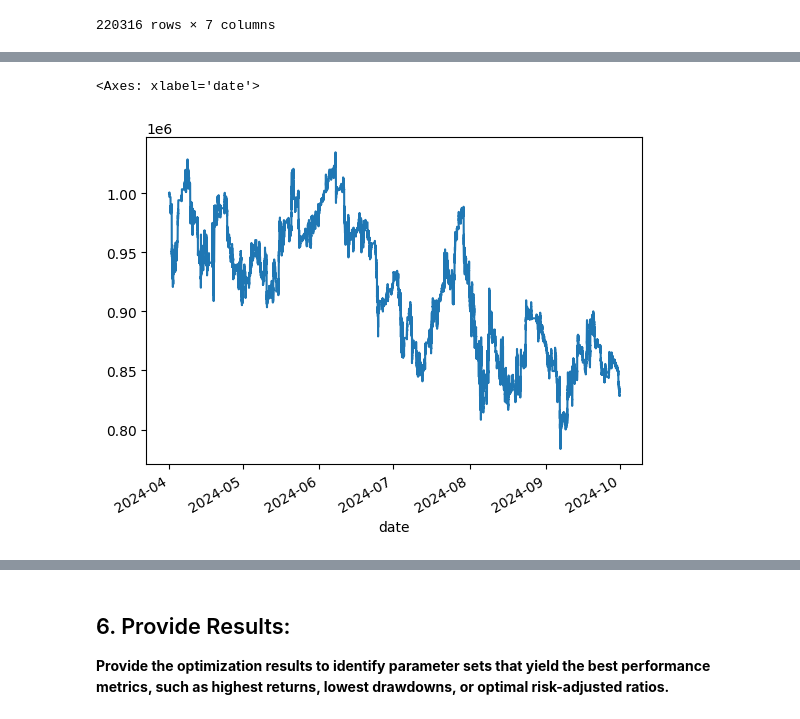
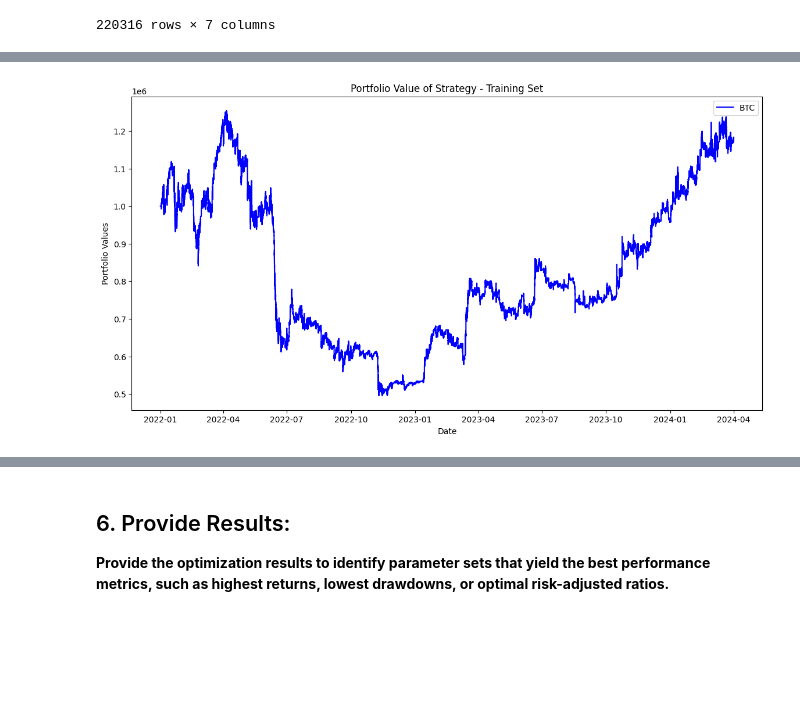
Before and after one commit to harrypandas/algo_trading_project, a Jupyter notebook: hw3/hw3_trading_strategy_hh_v2.ipynb, the cells around one changed output, grey strips where cells are left out. Cells and saved outputs as stored; diff of their text form; code cells hidden in the pictures; blank space fills up the shorter version.

```diff
--- a/hw3/hw3_trading_strategy_hh_v2.ipynb
+++ b/hw3/hw3_trading_strategy_hh_v2.ipynb
@@ -286,5 +299,12 @@ train_sim.portfolio.portfolio_values.plot()
-# %%
-test_sim.portfolio.portfolio_values.plot()
-# %% [output]
-<Axes: xlabel='date'>
-[figure, removed]
+# %%
+plot_df = train_sim.portfolio
+
+plt.figure(figsize=(14,7))
+plt.plot(plot_df.index, plot_df['portfolio_values'], label='BTC', color='blue')
+plt.title(f"Portfolio Value of Strategy - Training Set")
+plt.xlabel('Date')
+plt.ylabel('Portfolio Values')
+plt.legend()
+plt.show()
+# %% [output]
+[figure, added]
```
Also changed, not shown: parts of 7 cells of this notebook.
